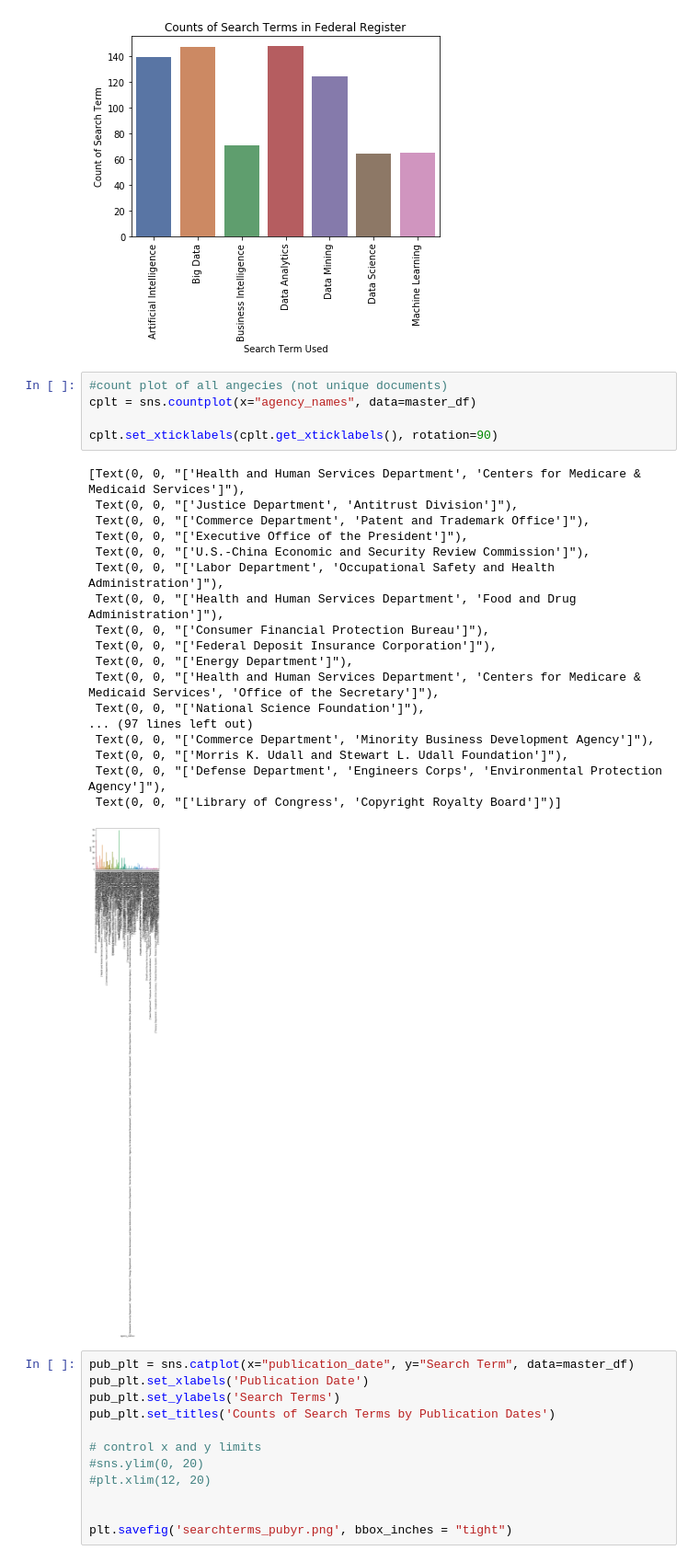
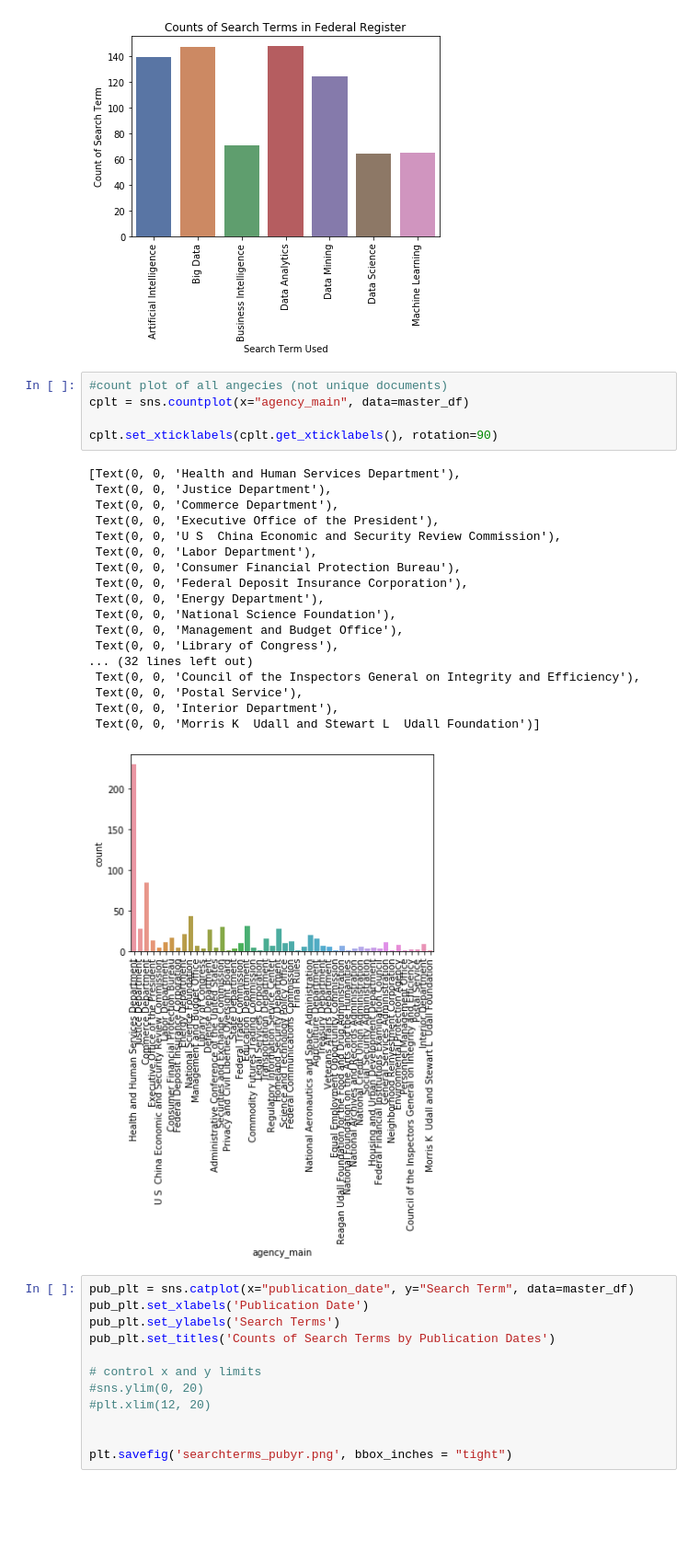
Before and after one commit to JDNantais/FederalRegister_API, a Jupyter notebook: DATA 601 - Federal Register API v2.ipynb, the cells around one changed output. Shown: that part at 92% size. Drawn from its saved outputs; the diff is of its cells as text; blank space fills up the shorter version.

```diff
--- a/DATA 601 - Federal Register API v2.ipynb
+++ b/DATA 601 - Federal Register API v2.ipynb
@@ -225,28 +225,28 @@ plt.savefig('counts_searchterm.png', bbox_inches = "tight")
 [figure]
 # %%
 #count plot of all angecies (not unique documents)
-cplt = sns.countplot(x="agency_names", data=master_df)
+cplt = sns.countplot(x="agency_main", data=master_df)
 
 cplt.set_xticklabels(cplt.get_xticklabels(), rotation=90)
 # %% [output]
-[Text(0, 0, "['Health and Human Services Department', 'Centers for Medicare & Medicaid Services']"),
- Text(0, 0, "['Justice Department', 'Antitrust Division']"),
- Text(0, 0, "['Commerce Department', 'Patent and Trademark Office']"),
- Text(0, 0, "['Executive Office of the President']"),
- Text(0, 0, "['U.S.-China Economic and Security Review Commission']"),
- Text(0, 0, "['Labor Department', 'Occupational Safety and Health Administration']"),
- Text(0, 0, "['Health and Human Services Department', 'Food and Drug Administration']"),
- Text(0, 0, "['Consumer Financial Protection Bureau']"),
- Text(0, 0, "['Federal Deposit Insurance Corporation']"),
- Text(0, 0, "['Energy Department']"),
- Text(0, 0, "['Health and Human Services Department', 'Centers for Medicare & Medicaid Services', 'Office of the Secretary']"),
- Text(0, 0, "['National Science Foundation']"),
-... (97 lines left out)
- Text(0, 0, "['Commerce Department', 'Minority Business Development Agency']"),
- Text(0, 0, "['Morris K. Udall and Stewart L. Udall Foundation']"),
- Text(0, 0, "['Defense Department', 'Engineers Corps', 'Environmental Protection Agency']"),
- Text(0, 0, "['Library of Congress', 'Copyright Royalty Board']")]
+[Text(0, 0, 'Health and Human Services Department'),
+ Text(0, 0, 'Justice Department'),
+ Text(0, 0, 'Commerce Department'),
+ Text(0, 0, 'Executive Office of the President'),
+ Text(0, 0, 'U S  China Economic and Security Review Commission'),
+ Text(0, 0, 'Labor Department'),
+ Text(0, 0, 'Consumer Financial Protection Bureau'),
+ Text(0, 0, 'Federal Deposit Insurance Corporation'),
+ Text(0, 0, 'Energy Department'),
+ Text(0, 0, 'National Science Foundation'),
+ Text(0, 0, 'Management and Budget Office'),
+ Text(0, 0, 'Library of Congress'),
+... (32 lines left out)
+ Text(0, 0, 'Council of the Inspectors General on Integrity and Efficiency'),
+ Text(0, 0, 'Postal Service'),
+ Text(0, 0, 'Interior Department'),
+ Text(0, 0, 'Morris K  Udall and Stewart L  Udall Foundation')]
-[figure, old version]
+[figure, new version]
 # %%
 pub_plt = sns.catplot(x="publication_date", y="Search Term", data=master_df)
 pub_plt.set_xlabels('Publication Date')
```
Also changed, not shown: parts of 18 cells of this notebook, 4 other files.
